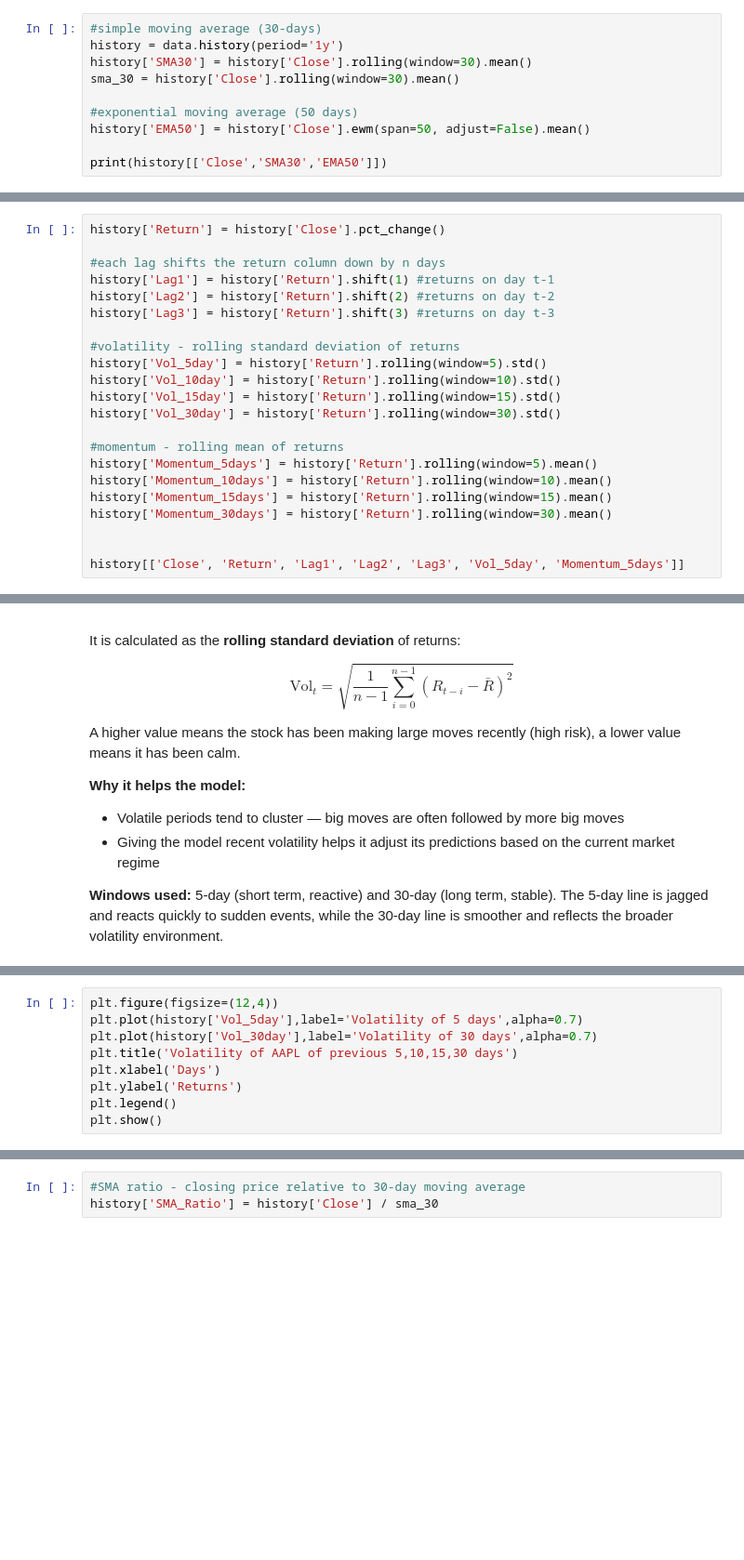
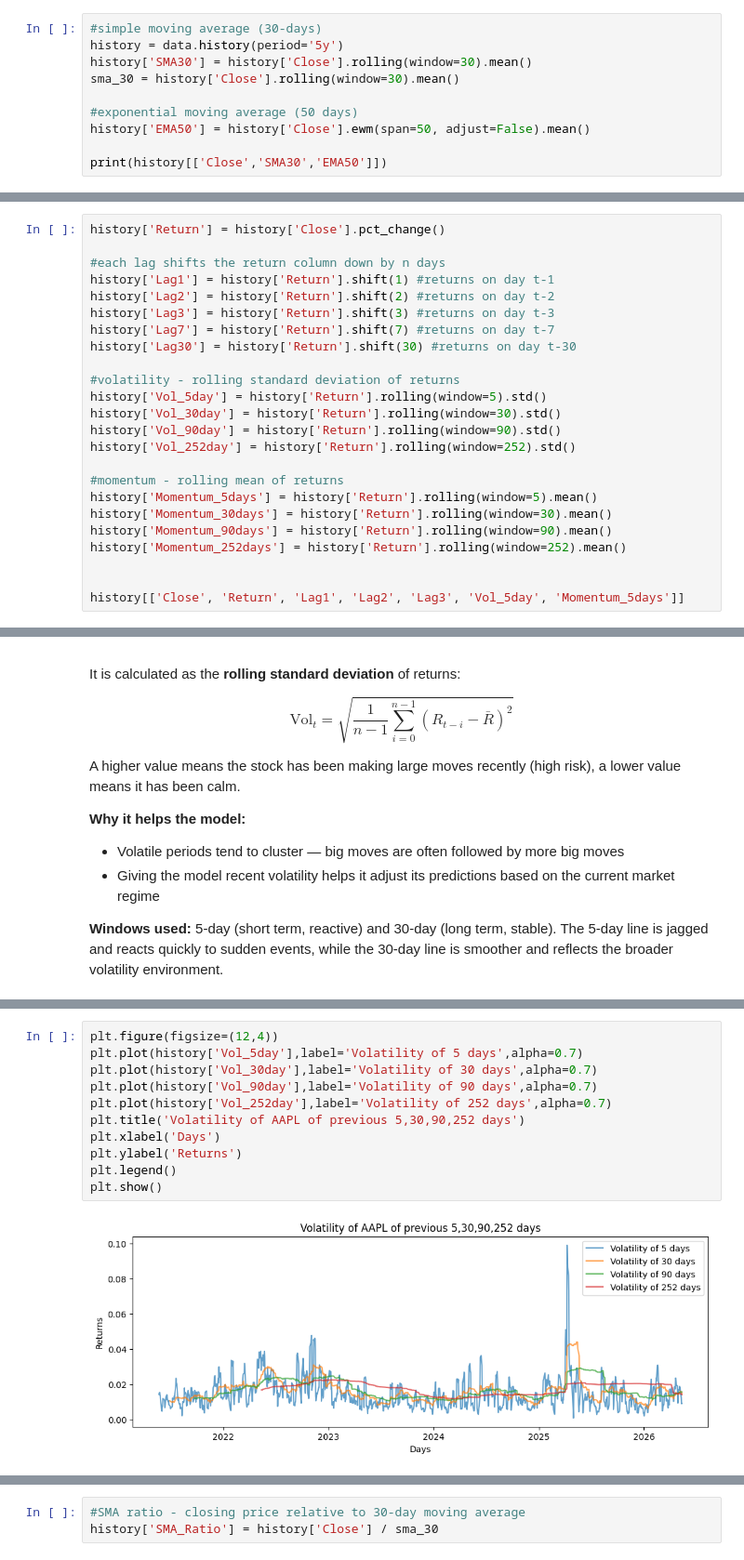
Before and after one commit to thehiaguy/StockReturnPred, a Jupyter notebook: notebooks/01_eda.ipynb, the cells around one changed output, grey strips where cells are left out. Shown at 93% size. Cells and saved outputs as stored; diff of their text form; blank space fills up the shorter version.

```diff
--- a/notebooks/01_eda.ipynb
+++ b/notebooks/01_eda.ipynb
@@ -63,7 +81,7 @@ As prices get older, the weight $(1-\alpha)^i$ shrinks toward zero — recent pr
 - SMA is smoother and better for identifying long-term trends
 # %%
 #simple moving average (30-days)
-history = data.history(period='1y')
+history = data.history(period='5y')
 history['SMA30'] = history['Close'].rolling(window=30).mean()
 sma_30 = history['Close'].rolling(window=30).mean()
 
@@ -114,18 +148,20 @@ history['Return'] = history['Close'].pct_change()
 history['Lag1'] = history['Return'].shift(1) #returns on day t-1
 history['Lag2'] = history['Return'].shift(2) #returns on day t-2
 history['Lag3'] = history['Return'].shift(3) #returns on day t-3
+history['Lag7'] = history['Return'].shift(7) #returns on day t-7
+history['Lag30'] = history['Return'].shift(30) #returns on day t-30
 
 #volatility - rolling standard deviation of returns
 history['Vol_5day'] = history['Return'].rolling(window=5).std()
-history['Vol_10day'] = history['Return'].rolling(window=10).std()
-history['Vol_15day'] = history['Return'].rolling(window=15).std()
 history['Vol_30day'] = history['Return'].rolling(window=30).std()
+history['Vol_90day'] = history['Return'].rolling(window=90).std()
+history['Vol_252day'] = history['Return'].rolling(window=252).std()
 
 #momentum - rolling mean of returns
 history['Momentum_5days'] = history['Return'].rolling(window=5).mean()
-history['Momentum_10days'] = history['Return'].rolling(window=10).mean()
-history['Momentum_15days'] = history['Return'].rolling(window=15).mean()
 history['Momentum_30days'] = history['Return'].rolling(window=30).mean()
+history['Momentum_90days'] = history['Return'].rolling(window=90).mean()
+history['Momentum_252days'] = history['Return'].rolling(window=252).mean()
 
 
 history[['Close', 'Return', 'Lag1', 'Lag2', 'Lag3', 'Vol_5day', 'Momentum_5days']]
@@ -154,12 +235,16 @@ history[['Vol_5day','Vol_10day','Vol_15day','Vol_30day']]
 # %%
 plt.figure(figsize=(12,4))
 plt.plot(history['Vol_5day'],label='Volatility of 5 days',alpha=0.7)
 plt.plot(history['Vol_30day'],label='Volatility of 30 days',alpha=0.7)
-plt.title('Volatility of AAPL of previous 5,10,15,30 days')
+plt.plot(history['Vol_90day'],label='Volatility of 90 days',alpha=0.7)
+plt.plot(history['Vol_252day'],label='Volatility of 252 days',alpha=0.7)
+plt.title('Volatility of AAPL of previous 5,30,90,252 days')
 plt.xlabel('Days')
 plt.ylabel('Returns')
 plt.legend()
 plt.show()
+# %% [output]
+[figure, added]
 # %% [markdown]
 ## Momentum
 
```
Also changed, not shown: parts of 13 cells of this notebook, 5 other files.
